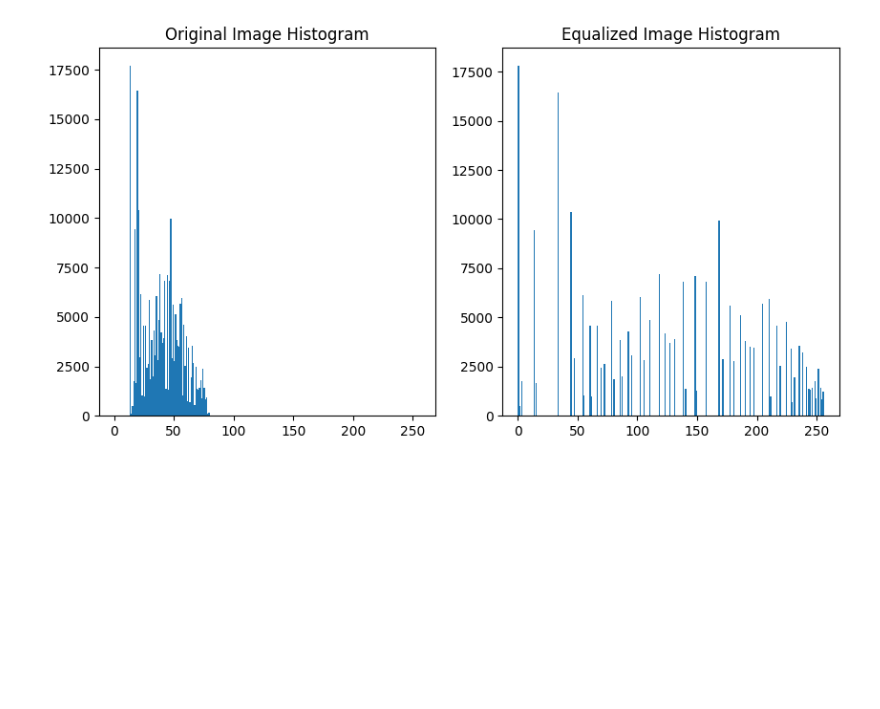
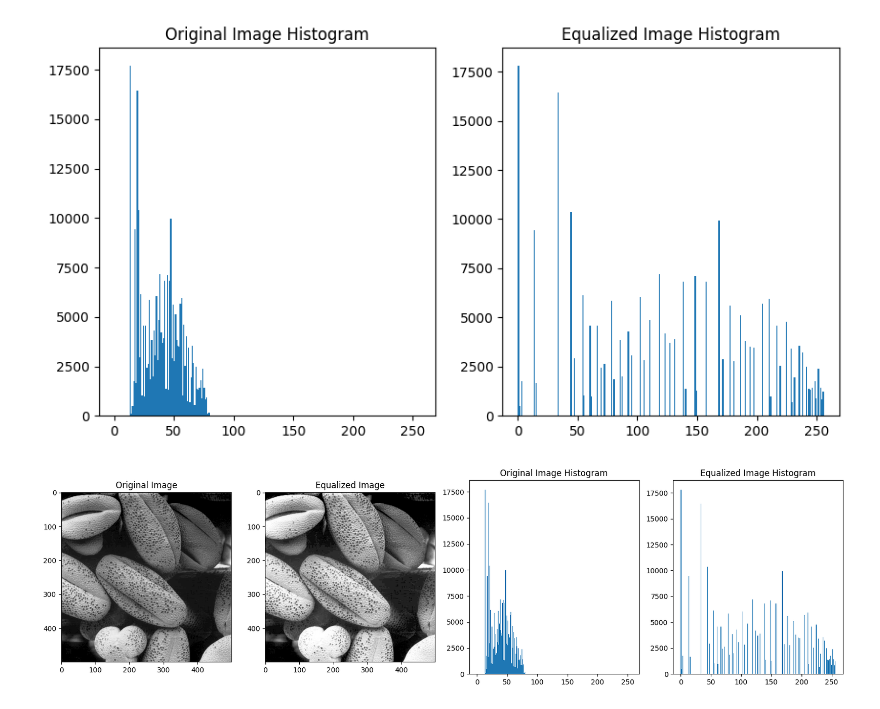
Before and after one commit to akhilaprabodha/EN3160-Image-Processing-and-Machine-Vision-Lab-Experiments, a Jupyter notebook: assignment_1/q5.ipynb, the cells around one changed output. Cells and saved outputs as stored; diff of their text form; code cells hidden in the pictures; blank space fills up the shorter version.

```diff
--- a/assignment_1/q5.ipynb
+++ b/assignment_1/q5.ipynb
@@ -41,3 +41,26 @@ plt.show()
 # %% [output]
 [figure]
 [figure]
+# %%
+# display 2 images and 2 histograms in one row in same size
+plt.figure(figsize=(20, 5))
+
+plt.subplot(1, 4, 1)
+plt.title('Original Image')
+plt.imshow(image, cmap='gray')
+
+plt.subplot(1, 4, 2)
+plt.title('Equalized Image')
+plt.imshow(equalized_image, cmap='gray')
+
+plt.subplot(1, 4, 3)
+plt.title('Original Image Histogram')
+plt.hist(image.ravel(), 256, [0, 256])
+
+plt.subplot(1, 4, 4)
+plt.title('Equalized Image Histogram')
+plt.hist(equalized_image.ravel(), 256, [0, 256])
+
+plt.show()
+# %% [output]
+[figure, added]
```
Also changed, not shown: 4 other files.
